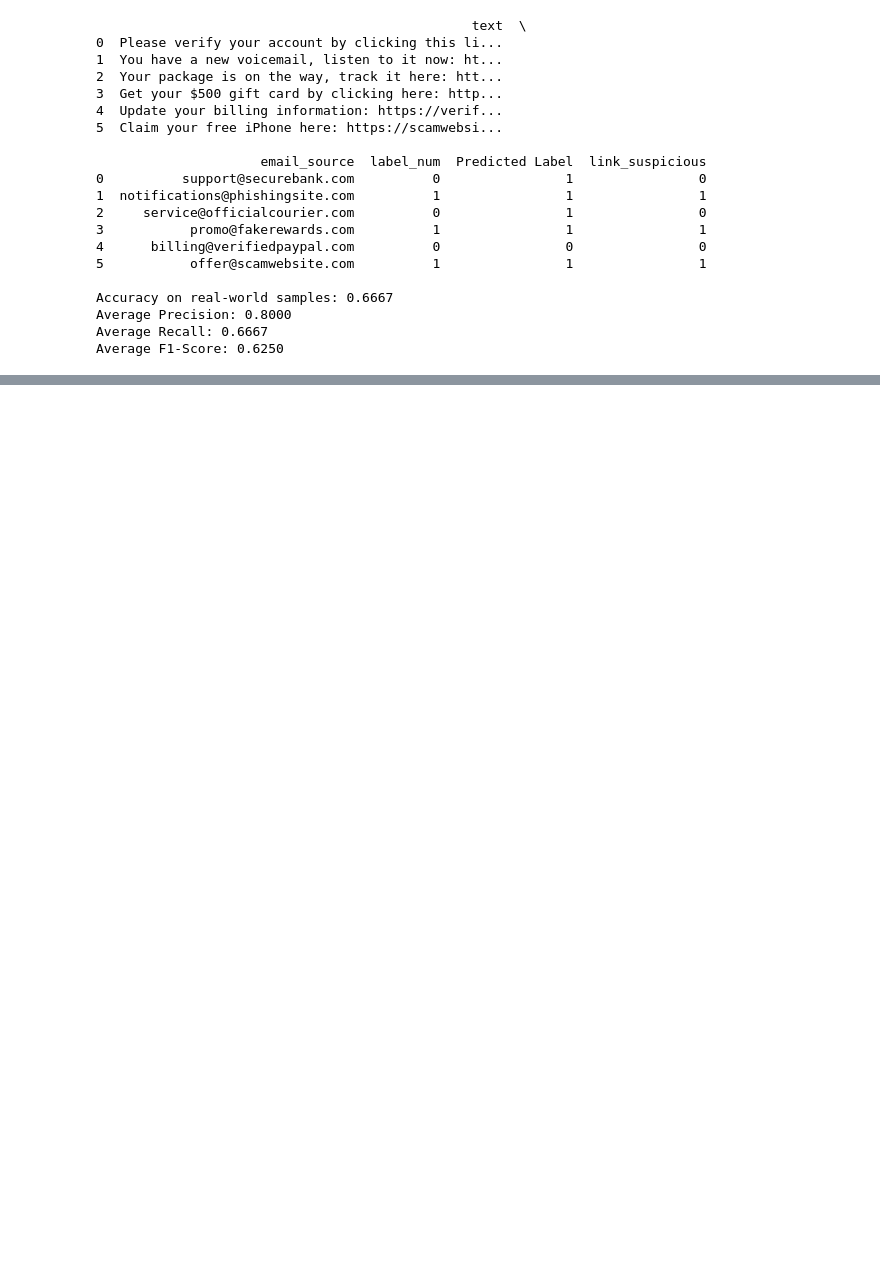
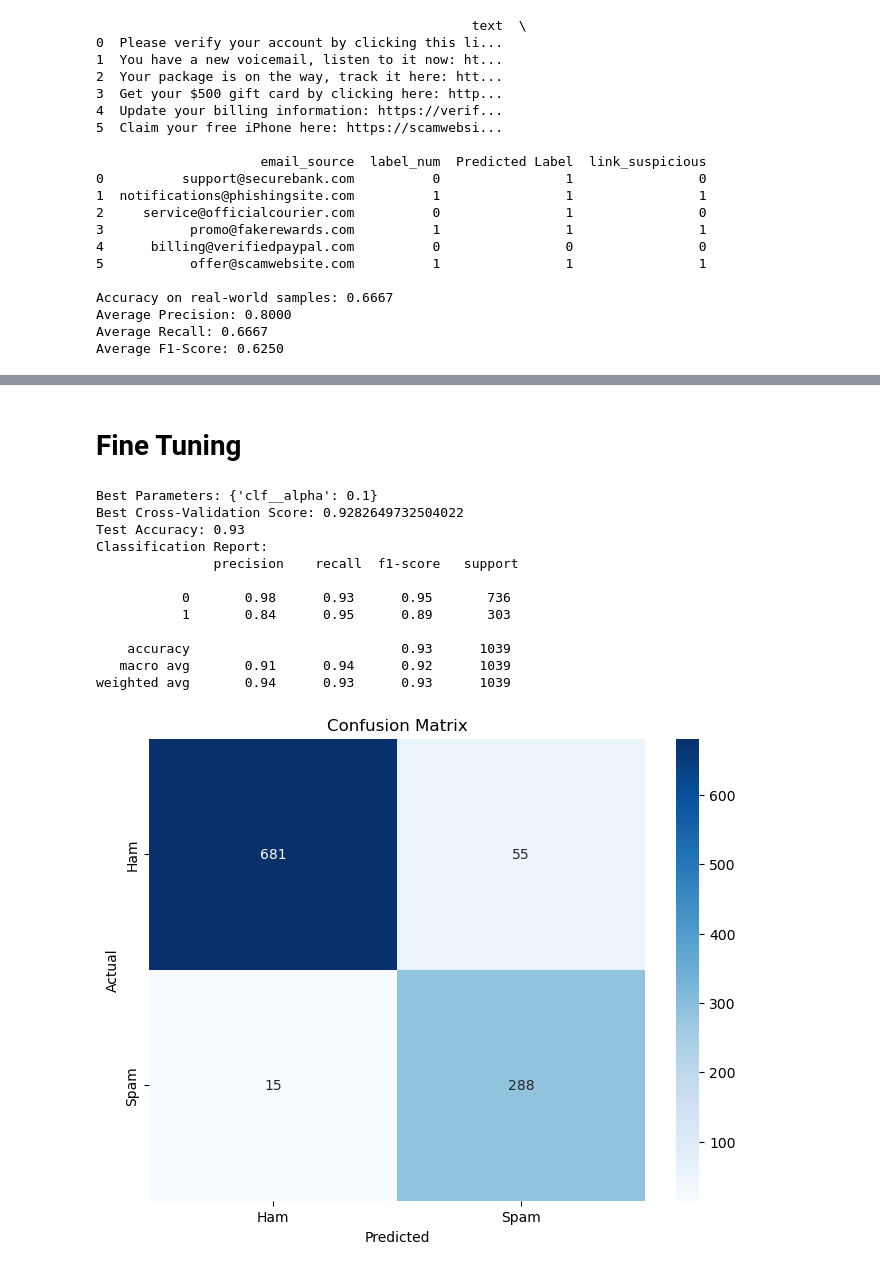
Before and after one commit to MiguelIbrahimE/GlobalSpam-PhishingFilter, a Jupyter notebook: spamfilter.ipynb, the cells around one changed output, grey strips where cells are left out. Drawn from its saved outputs; the diff is of its cells as text; code cells hidden in the pictures; blank space fills up the shorter version.

```diff
--- a/spamfilter.ipynb
+++ b/spamfilter.ipynb
@@ -1338,0 +1613,50 @@ Average F1-Score: 0.6250
+# %% [markdown]
+# Fine Tuning
+# %%
+from sklearn.model_selection import GridSearchCV
+
+# Define the parameter grid for MultinomialNB
+param_grid = {
+    'clf__alpha': [0.01, 0.1, 1, 10, 100]
+}
+
+# Create the GridSearchCV object
+grid_search = GridSearchCV(model, param_grid, cv=5, scoring='accuracy', n_jobs=-1)
+
+# Fit the model
+grid_search.fit(X_train, y_train)
+
+# Best parameters and best score
+print("Best Parameters:", grid_search.best_params_)
+print("Best Cross-Validation Score:", grid_search.best_score_)
+
+# Predict on the test set using the best estimator
+y_pred = grid_search.best_estimator_.predict(X_test)
+
+# Evaluate the model
+accuracy = accuracy_score(y_test, y_pred)
+print(f"Test Accuracy: {accuracy:.2f}")
+print("Classification Report:\n", classification_report(y_test, y_pred))
+
+# Confusion Matrix
+conf_matrix = confusion_matrix(y_test, y_pred)
+plt.figure(figsize=(8, 6))
+sns.heatmap(conf_matrix, annot=True, fmt='d', cmap='Blues', xticklabels=['Ham', 'Spam'], yticklabels=['Ham', 'Spam'])
+plt.title('Confusion Matrix')
+plt.ylabel('Actual')
+plt.xlabel('Predicted')
+plt.show()
+# %% [output]
+Best Parameters: {'clf__alpha': 0.1}
+Best Cross-Validation Score: 0.9282649732504022
+Test Accuracy: 0.93
+Classification Report:
+               precision    recall  f1-score   support
+
+           0       0.98      0.93      0.95       736
+           1       0.84      0.95      0.89       303
+
+    accuracy                           0.93      1039
+   macro avg       0.91      0.94      0.92      1039
+weighted avg       0.94      0.93      0.93      1039
+[figure, added]
```
Also changed, not shown: parts of 42 cells of this notebook.
